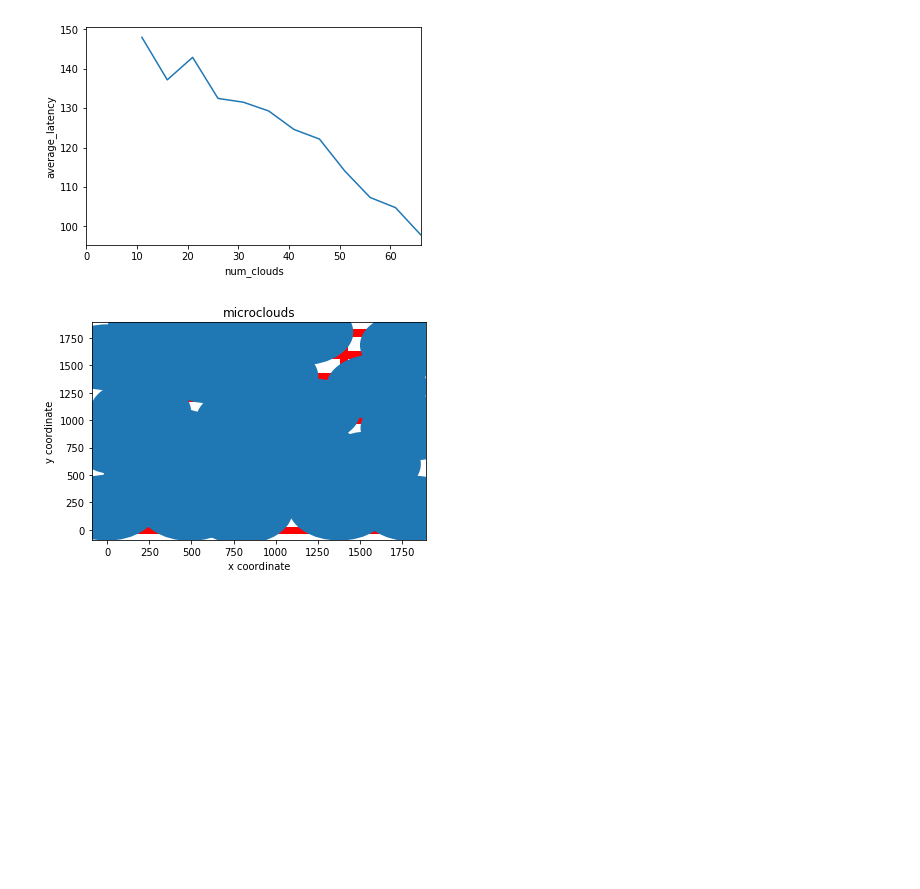
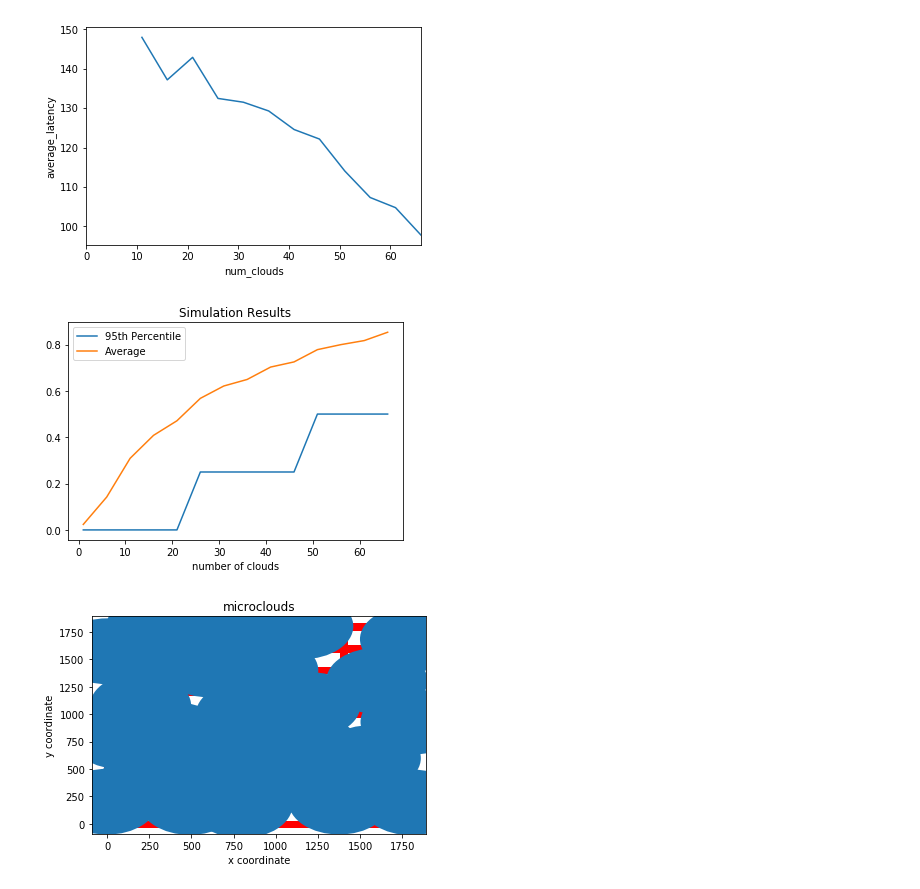
Before and after one commit to JuanMantica123/vanet_simulator, a Jupyter notebook: VANET_manhattan_simulation.ipynb, the cells around one changed output. Drawn from its saved outputs; the diff is of its cells as text; code cells hidden in the pictures; blank space fills up the shorter version.

```diff
--- a/VANET_manhattan_simulation.ipynb
+++ b/VANET_manhattan_simulation.ipynb
@@ -135,6 +139,10 @@ vp.plot_results(results_max_df)
 [figure]
 [figure]
 [figure]
+# %%
+vp.plot_important(results_max_df)
+# %% [output]
+[figure, added]
 # %%
 MICROCLOUD_LONG_RANGE =300
 # %%
```
Also changed, not shown: parts of 3 cells of this notebook, 2 other files.
